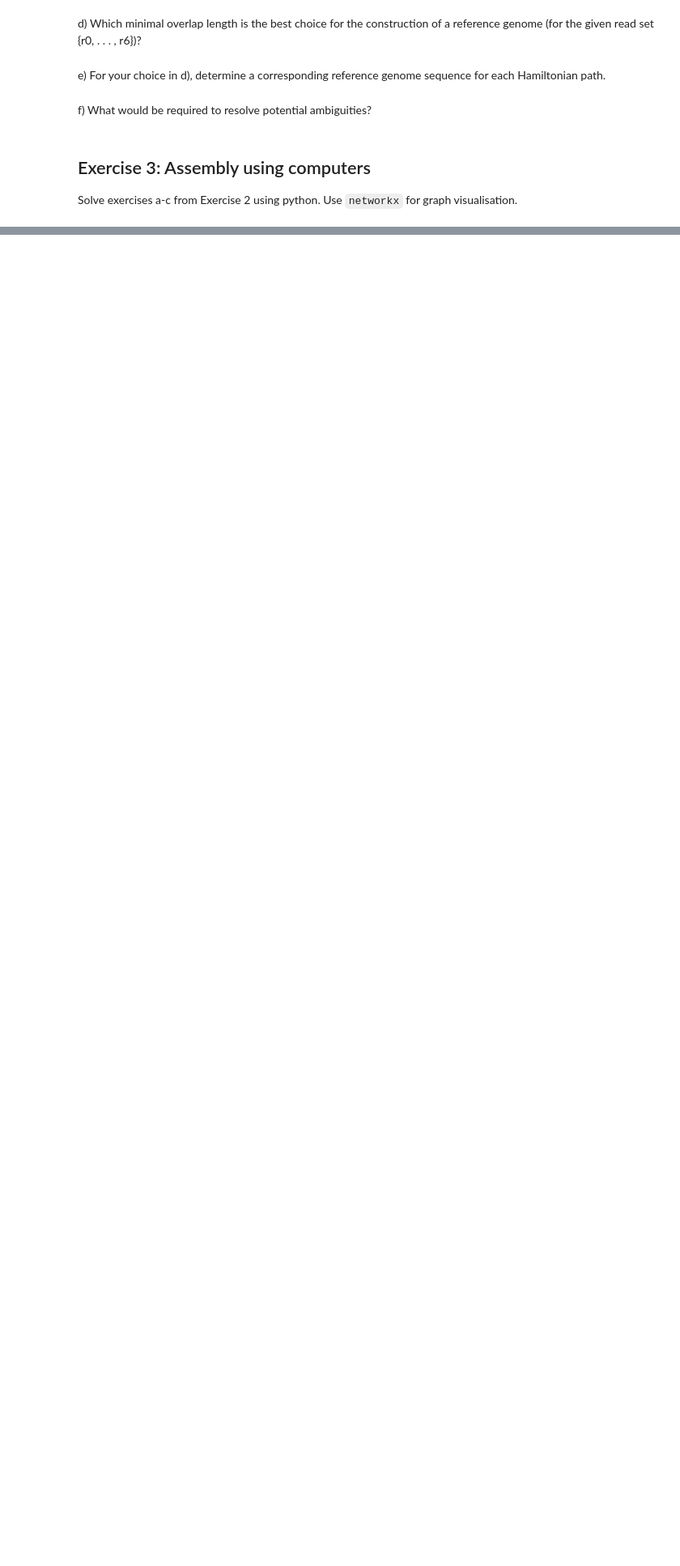
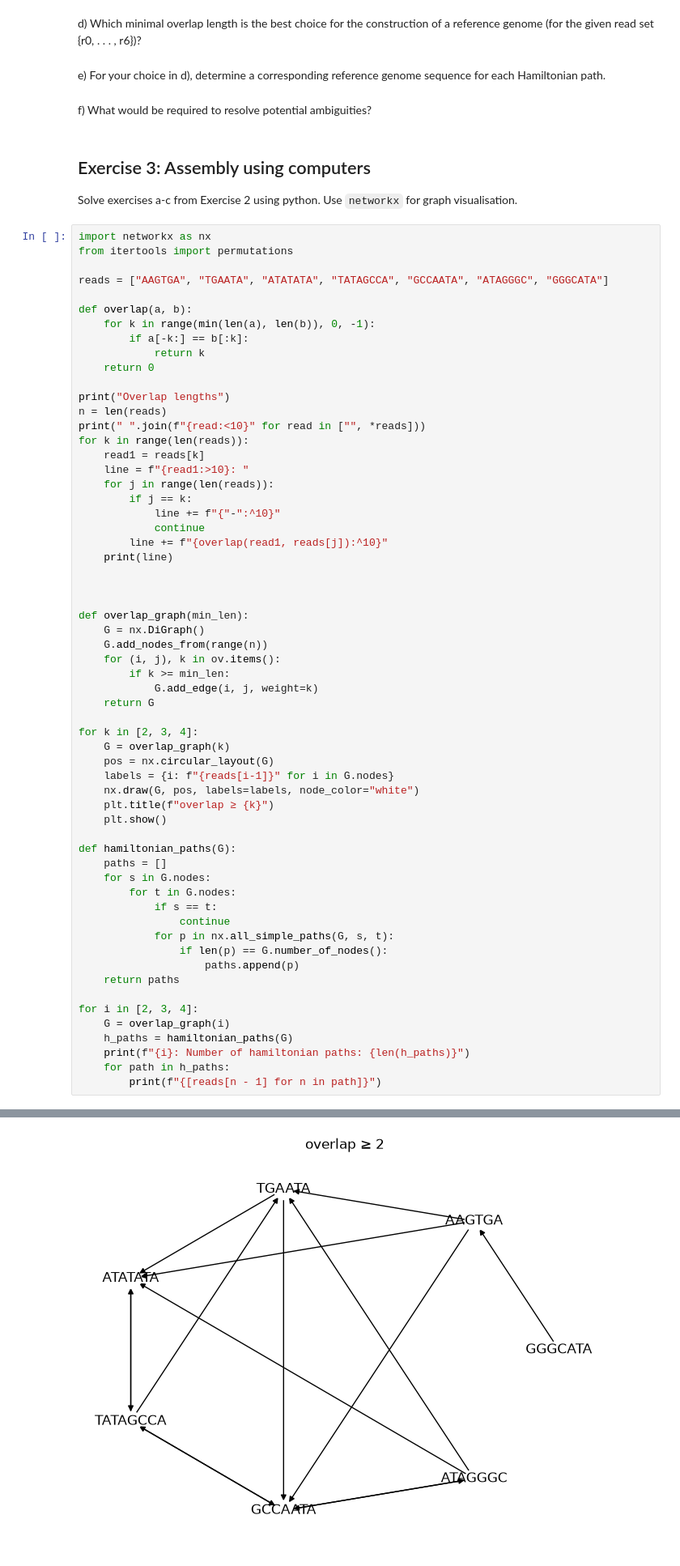
Before and after one commit to ferdedelino/BiologyUni, a Jupyter notebook: Assignment_4/Assignment_4.ipynb, the cells around one changed output, grey strips where cells are left out. Shown at 81% size. Drawn from its saved outputs; the diff is of its cells as text; blank space fills up the shorter version.

```diff
--- a/Assignment_4/Assignment_4.ipynb
+++ b/Assignment_4/Assignment_4.ipynb
@@ -117,3 +205,64 @@ f) What would be required to resolve potential ambiguities?
 # %% [markdown]
 ## Exercise 3: Assembly using computers
 Solve exercises a-c from Exercise 2 using python. Use  `networkx` for graph visualisation.
+# %%
+import networkx as nx
+from itertools import permutations
+
+reads = ["AAGTGA", "TGAATA", "ATATATA", "TATAGCCA", "GCCAATA", "ATAGGGC", "GGGCATA"]
+
+def overlap(a, b):
+    for k in range(min(len(a), len(b)), 0, -1):
+        if a[-k:] == b[:k]:
+            return k
+    return 0
+
+print("Overlap lengths")
+n = len(reads)
+print(" ".join(f"{read:<10}" for read in ["", *reads]))
+for k in range(len(reads)):
+    read1 = reads[k]
+    line = f"{read1:>10}: "
+    for j in range(len(reads)):
+        if j == k:
+            line += f"{"-":^10}"
+            continue
+        line += f"{overlap(read1, reads[j]):^10}"
+    print(line)
+
+
+
+def overlap_graph(min_len):
+    G = nx.DiGraph()
+    G.add_nodes_from(range(n))
+    for (i, j), k in ov.items():
+        if k >= min_len:
+            G.add_edge(i, j, weight=k)
+    return G
+
+for k in [2, 3, 4]:
+    G = overlap_graph(k)
+    pos = nx.circular_layout(G)
+    labels = {i: f"{reads[i-1]}" for i in G.nodes}
+    nx.draw(G, pos, labels=labels, node_color="white")
+    plt.title(f"overlap ≥ {k}")
+    plt.show()
+
+def hamiltonian_paths(G):
+    paths = []
+    for s in G.nodes:
+        for t in G.nodes:
+            if s == t:
+                continue
+            for p in nx.all_simple_paths(G, s, t):
+                if len(p) == G.number_of_nodes():
+                    paths.append(p)
+    return paths
+
+for i in [2, 3, 4]:
+    G = overlap_graph(i)
+    h_paths = hamiltonian_paths(G)
+    print(f"{i}: Number of hamiltonian paths: {len(h_paths)}")
+    for path in h_paths:
+        print(f"{[reads[n - 1] for n in path]}")
+# %% [output]
@@ -119,0 +278 @@ Solve exercises a-c from Exercise 2 using python. Use  `networkx` for graph visu
+[figure, added]
```
Also changed, not shown: parts of 6 cells of this notebook.
